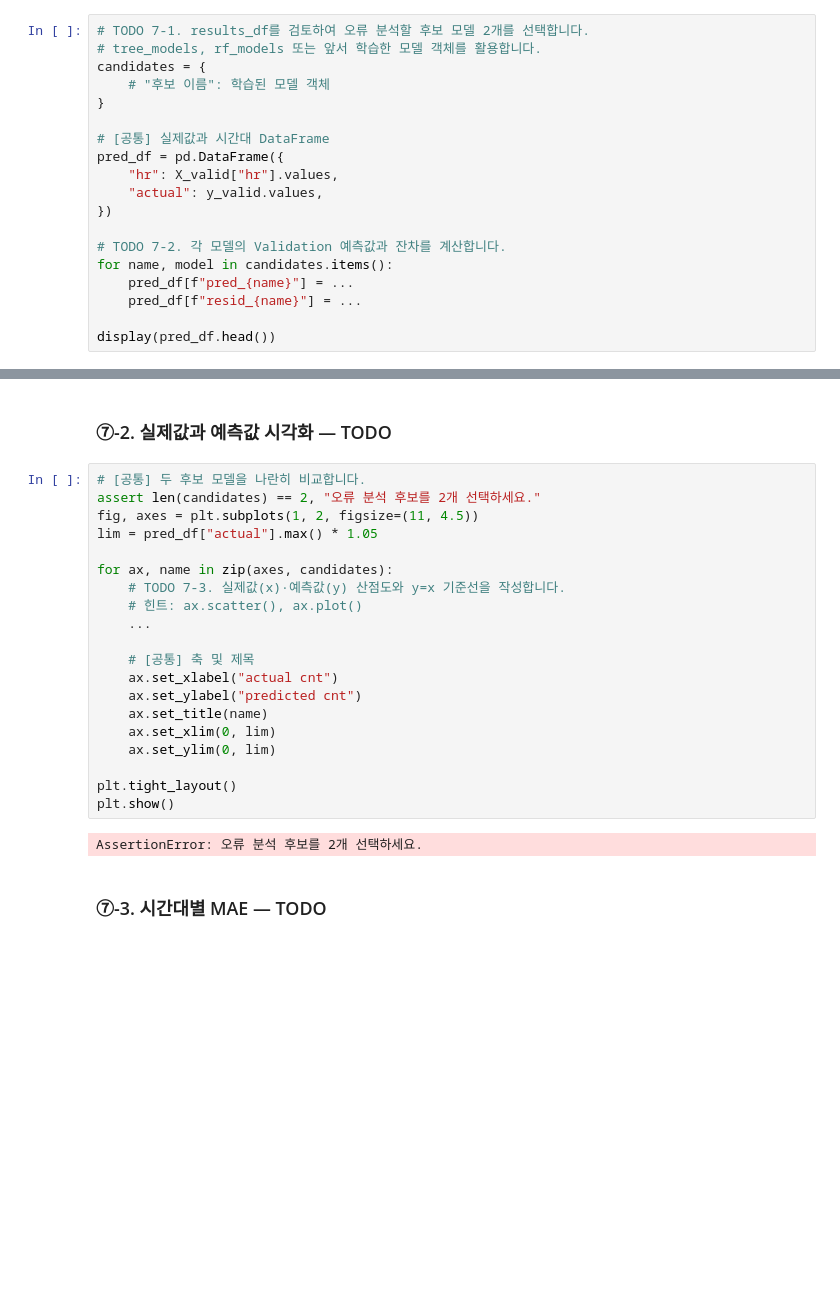
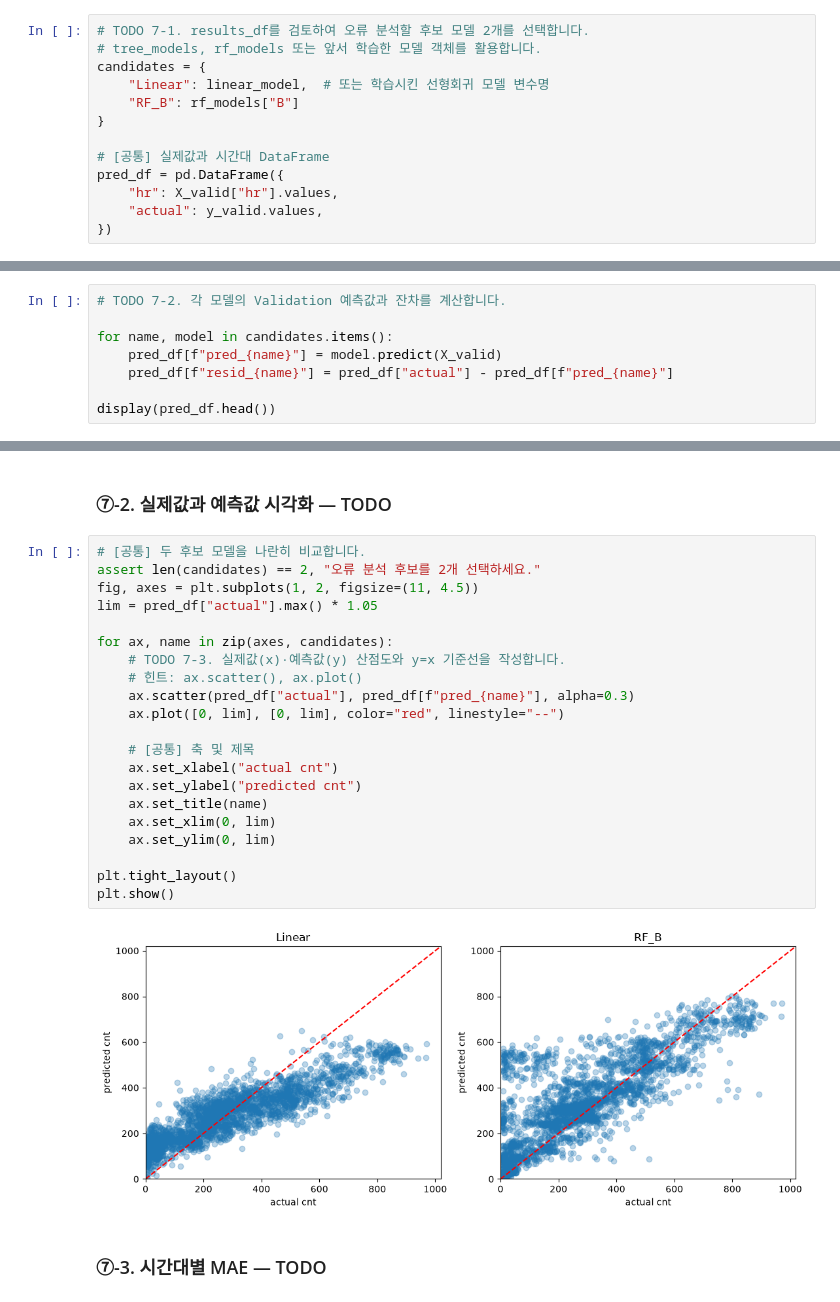
Before and after one commit to lgeew/ai-mini-projects, a Jupyter notebook: mini-project-01/code/01_regression_bike_demand.ipynb, the cells around one changed output, grey strips where cells are left out. Drawn from its saved outputs; the diff is of its cells as text; blank space fills up the shorter version.

```diff
--- a/mini-project-01/code/01_regression_bike_demand.ipynb
+++ b/mini-project-01/code/01_regression_bike_demand.ipynb
@@ -624,7 +624,8 @@ display(results_df.round(3))
 # TODO 7-1. results_df를 검토하여 오류 분석할 후보 모델 2개를 선택합니다.
 # tree_models, rf_models 또는 앞서 학습한 모델 객체를 활용합니다.
 candidates = {
-    # "후보 이름": 학습된 모델 객체
+    "Linear": linear_model,  # 또는 학습시킨 선형회귀 모델 변수명
+    "RF_B": rf_models["B"]
 }
 
 # [공통] 실제값과 시간대 DataFrame
@@ -632,10 +633,3 @@ pred_df = pd.DataFrame({
     "hr": X_valid["hr"].values,
     "actual": y_valid.values,
 })
-
-# TODO 7-2. 각 모델의 Validation 예측값과 잔차를 계산합니다.
-for name, model in candidates.items():
-    pred_df[f"pred_{name}"] = ...
-    pred_df[f"resid_{name}"] = ...
-
-display(pred_df.head())
@@ -648,0 +636,8 @@ display(pred_df.head())
+# %%
+# TODO 7-2. 각 모델의 Validation 예측값과 잔차를 계산합니다.
+
+for name, model in candidates.items():
+    pred_df[f"pred_{name}"] = model.predict(X_valid)
+    pred_df[f"resid_{name}"] = pred_df["actual"] - pred_df[f"pred_{name}"]
+
+display(pred_df.head())
@@ -651,25 +653,26 @@ display(pred_df.head())
 # %%
 # [공통] 두 후보 모델을 나란히 비교합니다.
 assert len(candidates) == 2, "오류 분석 후보를 2개 선택하세요."
 fig, axes = plt.subplots(1, 2, figsize=(11, 4.5))
 lim = pred_df["actual"].max() * 1.05
 
 for ax, name in zip(axes, candidates):
     # TODO 7-3. 실제값(x)·예측값(y) 산점도와 y=x 기준선을 작성합니다.
     # 힌트: ax.scatter(), ax.plot()
-    ...
+    ax.scatter(pred_df["actual"], pred_df[f"pred_{name}"], alpha=0.3)
+    ax.plot([0, lim], [0, lim], color="red", linestyle="--")
 
     # [공통] 축 및 제목
     ax.set_xlabel("actual cnt")
     ax.set_ylabel("predicted cnt")
     ax.set_title(name)
     ax.set_xlim(0, lim)
     ax.set_ylim(0, lim)
 
 plt.tight_layout()
 plt.show()
 # %% [output]
-AssertionError: 오류 분석 후보를 2개 선택하세요.
+[figure, added]
 # %% [markdown]
 ### ⑦-3. 시간대별 MAE — TODO
 # %%
```
Also changed, not shown: parts of 4 cells of this notebook, 1 other file.
